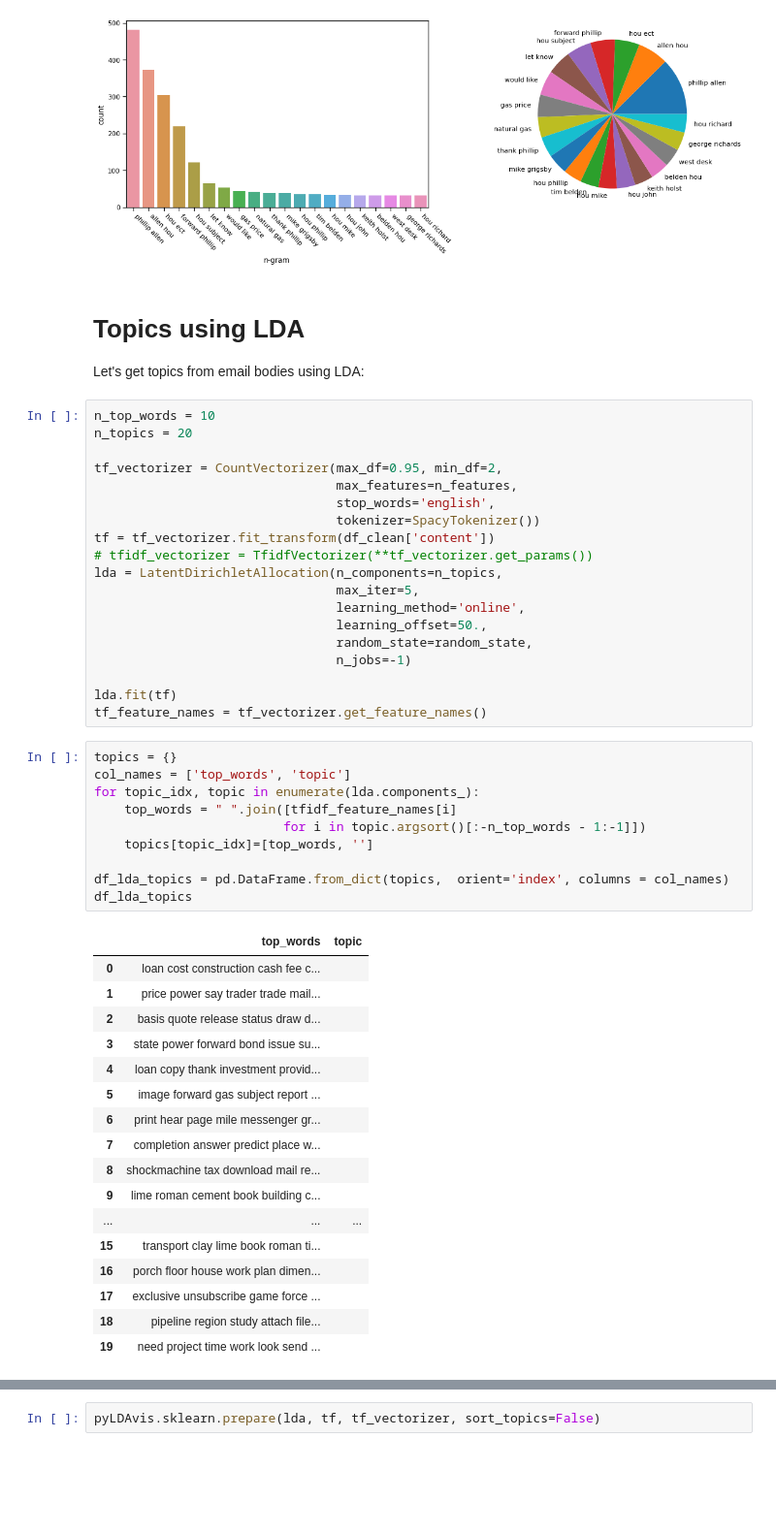
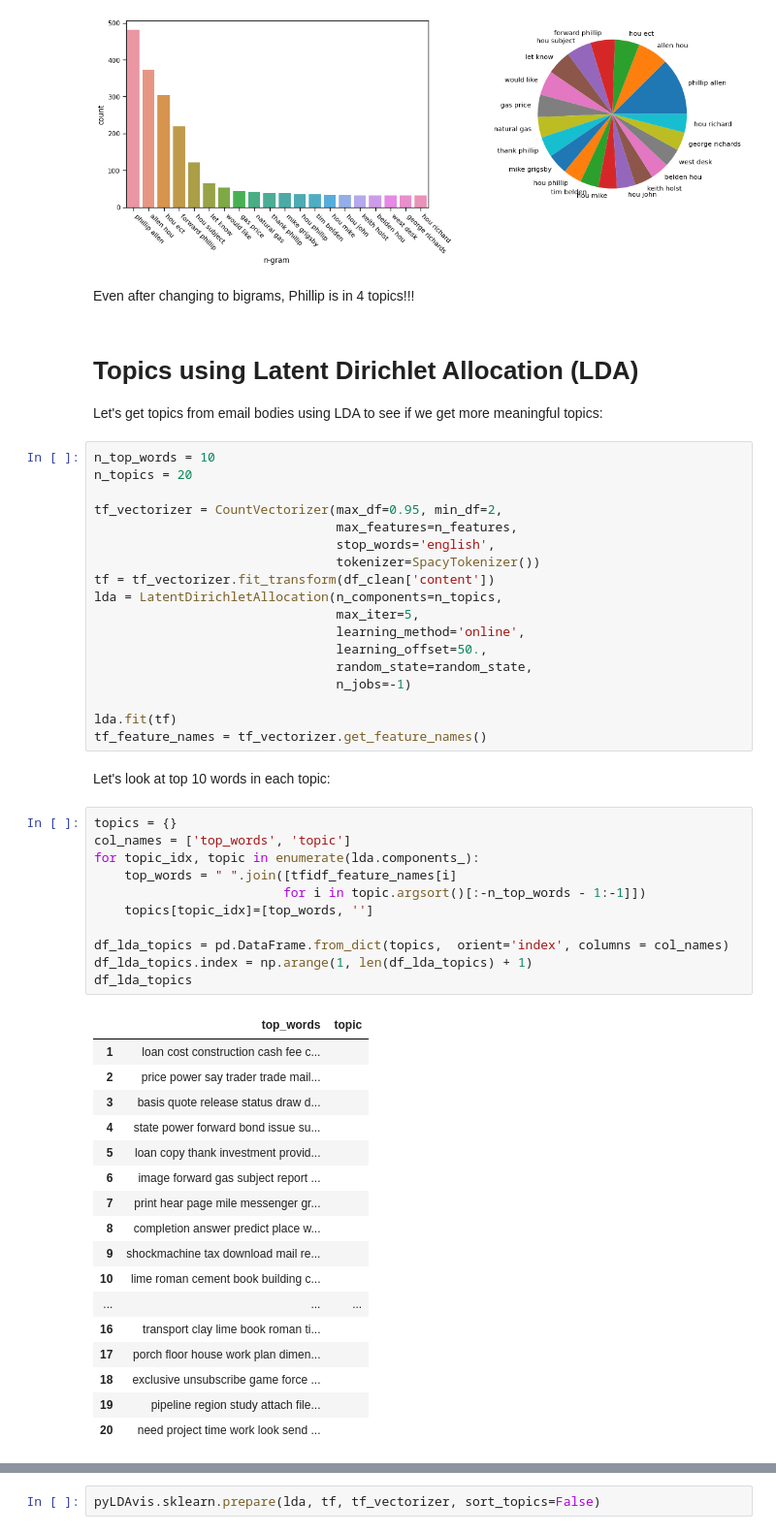
Before and after one commit to sina5/Enron-Emails, a Jupyter notebook: enron_mail.ipynb, the cells around one changed output, grey strips where cells are left out. Shown at 97% size. Saved outputs shown, nothing was run; the diff lists cells and outputs as text; blank space fills up the shorter version.

```diff
--- a/enron_mail.ipynb
+++ b/enron_mail.ipynb
@@ -583,9 +624,11 @@ plt.tight_layout()
 plt.show()
 # %% [output]
 [figure]
+# %% [markdown]
+Even after changing to bigrams, Phillip is in 4 topics!!!
 # %% [markdown]
-# Topics using LDA
-Let's get topics from email bodies using LDA:
+# Topics using Latent Dirichlet Allocation (LDA)
+Let's get topics from email bodies using LDA to see if we get more meaningful topics:
 # %%
 n_top_words = 10
 n_topics = 20
@@ -595,7 +638,6 @@ tf_vectorizer = CountVectorizer(max_df=0.95, min_df=2,
                                 stop_words='english',
                                 tokenizer=SpacyTokenizer())
 tf = tf_vectorizer.fit_transform(df_clean['content'])
-# tfidf_vectorizer = TfidfVectorizer(**tf_vectorizer.get_params())
 lda = LatentDirichletAllocation(n_components=n_topics,
                                 max_iter=5,
                                 learning_method='online',
@@ -605,32 +647,35 @@ lda = LatentDirichletAllocation(n_components=n_topics,
 
 lda.fit(tf)
 tf_feature_names = tf_vectorizer.get_feature_names()
+# %% [markdown]
+Let's look at top 10 words in each topic:
 # %%
 topics = {}
 col_names = ['top_words', 'topic']
 for topic_idx, topic in enumerate(lda.components_):
     top_words = " ".join([tfidf_feature_names[i]
                          for i in topic.argsort()[:-n_top_words - 1:-1]])
     topics[topic_idx]=[top_words, '']
 
 df_lda_topics = pd.DataFrame.from_dict(topics,  orient='index', columns = col_names)
+df_lda_topics.index = np.arange(1, len(df_lda_topics) + 1)
 df_lda_topics
 # %% [output]
 |  | top_words | topic |
-| 0 | loan cost construction cash fee c... |  |
-| 1 | price power say trader trade mail... |  |
-| 2 | basis quote release status draw d... |  |
-| 3 | state power forward bond issue su... |  |
-| 4 | loan copy thank investment provid... |  |
-| 5 | image forward gas subject report ... |  |
-| 6 | print hear page mile messenger gr... |  |
-| 7 | completion answer predict place w... |  |
-| 8 | shockmachine tax download mail re... |  |
-| 9 | lime roman cement book building c... |  |
+| 1 | loan cost construction cash fee c... |  |
+| 2 | price power say trader trade mail... |  |
+| 3 | basis quote release status draw d... |  |
+| 4 | state power forward bond issue su... |  |
+| 5 | loan copy thank investment provid... |  |
+| 6 | image forward gas subject report ... |  |
+| 7 | print hear page mile messenger gr... |  |
+| 8 | completion answer predict place w... |  |
+| 9 | shockmachine tax download mail re... |  |
+| 10 | lime roman cement book building c... |  |
 | ... | ... | ... |
-| 15 | transport clay lime book roman ti... |  |
-| 16 | porch floor house work plan dimen... |  |
-| 17 | exclusive unsubscribe game force ... |  |
-| 18 | pipeline region study attach file... |  |
-| 19 | need project time work look send ... |  |
+| 16 | transport clay lime book roman ti... |  |
+| 17 | porch floor house work plan dimen... |  |
+| 18 | exclusive unsubscribe game force ... |  |
+| 19 | pipeline region study attach file... |  |
+| 20 | need project time work look send ... |  |
 # %% [markdown]
```
Also changed, not shown: parts of 72 cells of this notebook.
